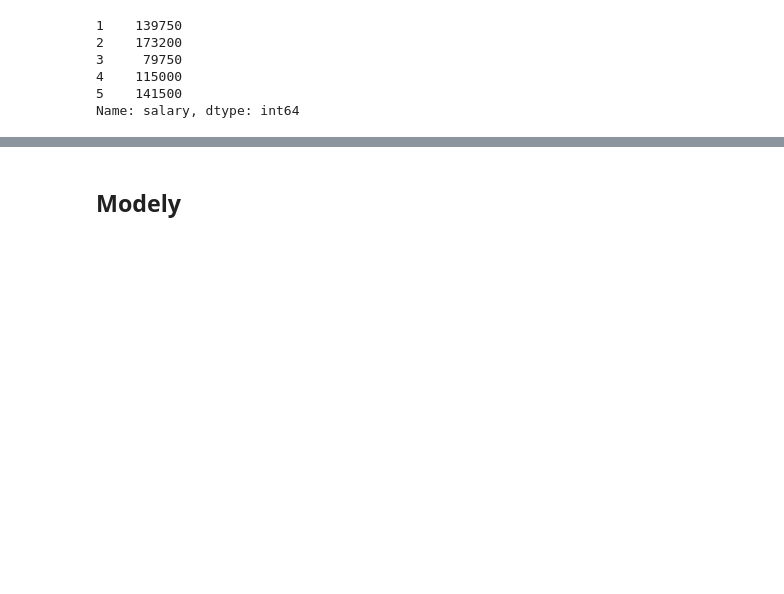
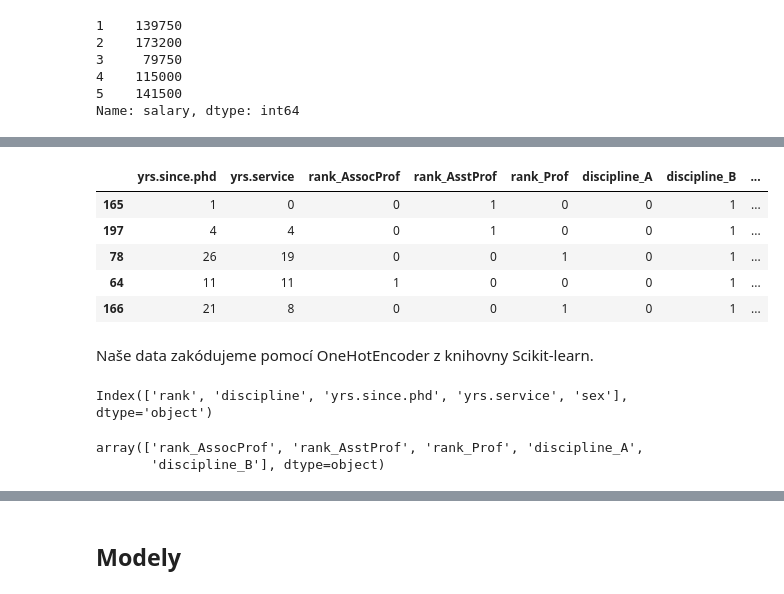
Before and after one commit to PyDataCZ/pyladies-kurz, a Jupyter notebook: lessons/pydata/scikitlearn_api/index.ipynb, the cells around one changed output, grey strips where cells are left out. Saved outputs shown, nothing was run; the diff lists cells and outputs as text; code cells hidden in the pictures; blank space fills up the shorter version.

```diff
--- a/lessons/pydata/scikitlearn_api/index.ipynb
+++ b/lessons/pydata/scikitlearn_api/index.ipynb
@@ -148,5 +90,5 @@ Data nám rozdělí náhodně na trénovací a testovací sadu. Velikost testova
 # %%
 from sklearn.model_selection import train_test_split
 
-X_train, X_test, y_train, y_test = train_test_split(X, y)
-X_train, X_test, y_train, y_test = train_test_split(X, y, test_size=0.3)
+X_train_raw, X_test_raw, y_train, y_test = train_test_split(X, y)
+X_train_raw, X_test_raw, y_train, y_test = train_test_split(X, y, test_size=0.3)
@@ -154,0 +119,15 @@ X_train, X_test, y_train, y_test = train_test_split(X, y, test_size=0.3)
+# %%
+pd.get_dummies(X_train_raw).head()
+# %% [output]
+|  | yrs.since.phd | yrs.service | rank_AssocProf | rank_AsstProf | rank_Prof | discipline_A | discipline_B | ... |
+| 165 | 1 | 0 | 0 | 1 | 0 | 0 | 1 | ... |
+| 197 | 4 | 4 | 0 | 1 | 0 | 0 | 1 | ... |
+| 78 | 26 | 19 | 0 | 0 | 1 | 0 | 1 | ... |
+| 64 | 11 | 11 | 1 | 0 | 0 | 0 | 1 | ... |
+| 166 | 21 | 8 | 0 | 0 | 1 | 0 | 1 | ... |
+# %% [markdown]
+Naše data zakódujeme pomocí OneHotEncoder z knihovny Scikit-learn.
+# %%
+X_train_raw.columns
+# %% [output]
+Index(['rank', 'discipline', 'yrs.since.phd', 'yrs.service', 'sex'], dtype='object')
@@ -154,0 +144,5 @@ X_train, X_test, y_train, y_test = train_test_split(X, y, test_size=0.3)
+# %%
+column_names
+# %% [output]
+array(['rank_AssocProf', 'rank_AsstProf', 'rank_Prof', 'discipline_A',
+       'discipline_B'], dtype=object)
```
Also changed, not shown: parts of 34 cells of this notebook, 3 other files.
